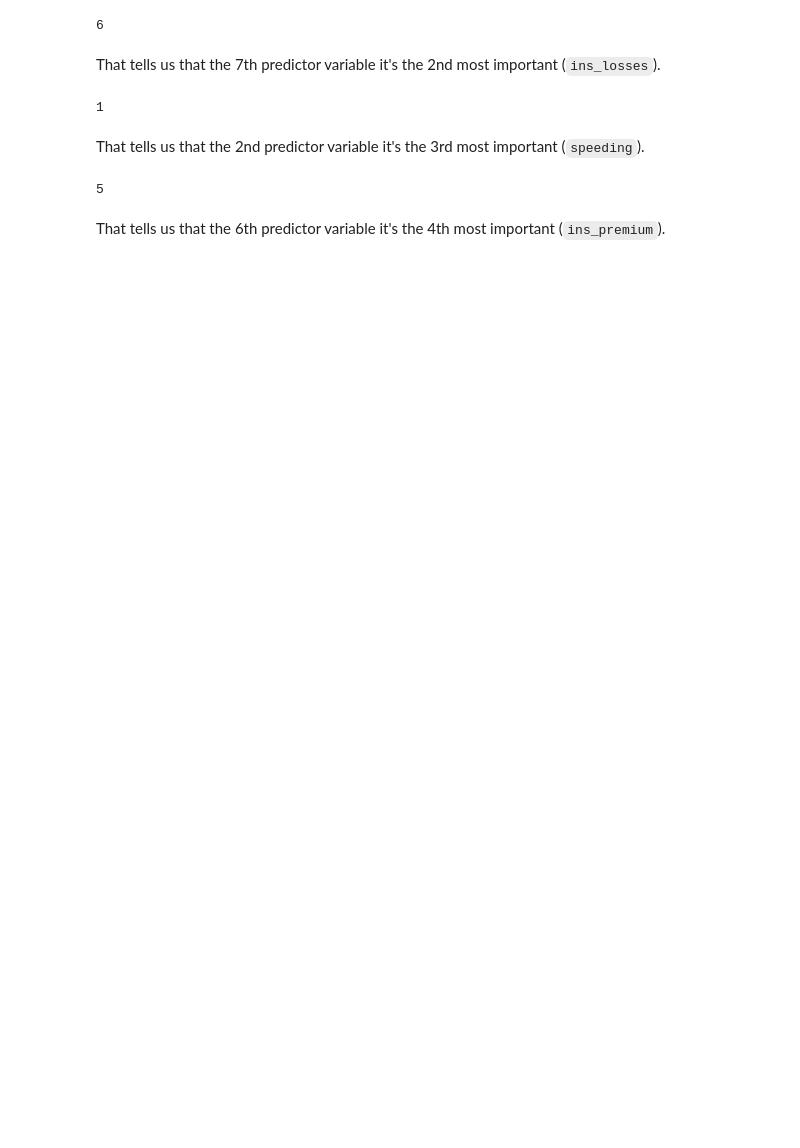
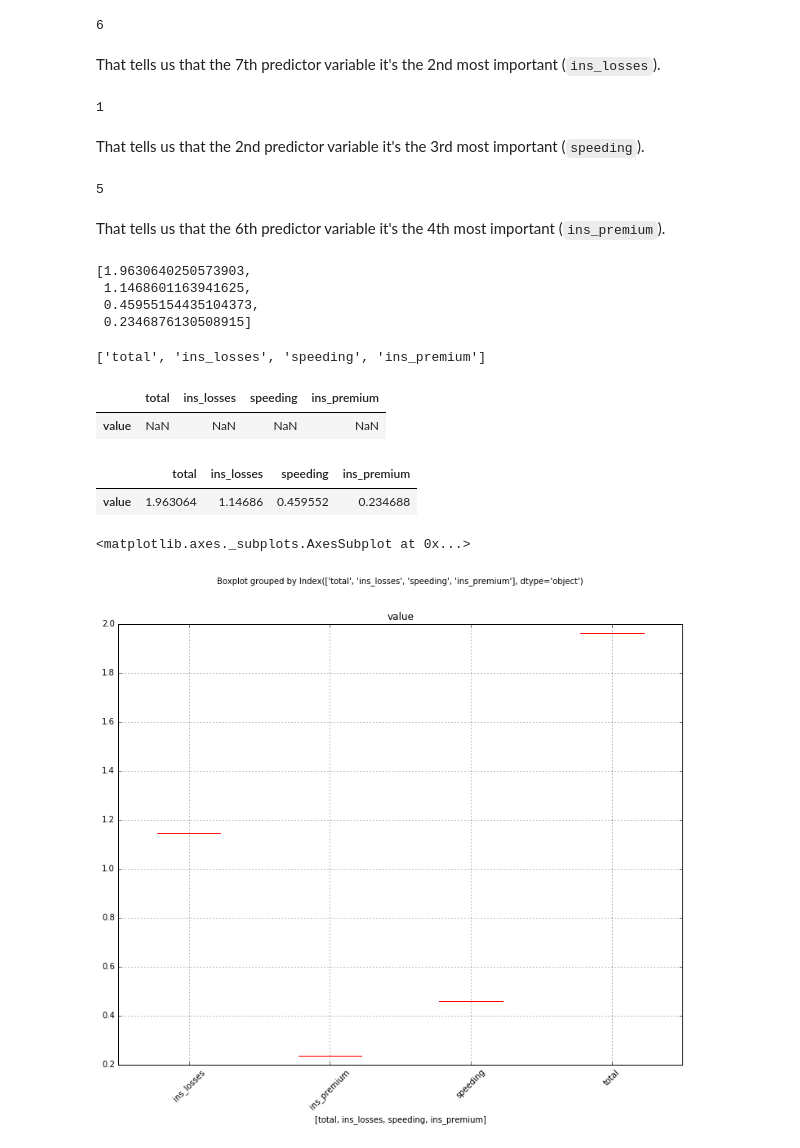
Before and after one commit to carlespoles/DSCI6001-student, a Jupyter notebook: week7/7.4/DSCI6001-7.4.Lab-PCA-CarlesPolesMielgo.ipynb, the cells around one changed output. Saved outputs shown, nothing was run; the diff lists cells and outputs as text; code cells hidden in the pictures; blank space fills up the shorter version.

```diff
--- a/week7/7.4/DSCI6001-7.4.Lab-PCA-CarlesPolesMielgo.ipynb
+++ b/week7/7.4/DSCI6001-7.4.Lab-PCA-CarlesPolesMielgo.ipynb
@@ -696,3 +702,38 @@ list_of_states = driver.abbrev.tolist()
+# %%
+values_to_plot = [eig_pairs[0][0]*abs(matrix_w.T[0][np.argmax(abs(matrix_w.T[0]))]),eig_pairs[1][0]*abs(matrix_w.T[1][np.argmax(abs(matrix_w.T[1]))]),eig_pairs[2][0]*abs(matrix_w.T[2][np.argmax(abs(matrix_w.T[2]))]),eig_pairs[3][0]*abs(matrix_w.T[3][np.argmax(abs(matrix_w.T[3]))])]
+# %%
+values_to_plot
+# %% [output]
+[1.9630640250573903,
+ 1.1468601163941625,
+ 0.45955154435104373,
+ 0.2346876130508915]
+# %%
+labels_to_plot = [driver.columns[0],driver.columns[6],driver.columns[1],driver.columns[5]]
+# %%
+labels_to_plot
+# %% [output]
+['total', 'ins_losses', 'speeding', 'ins_premium']
+# %%
+driver_df = pd.DataFrame(columns=labels_to_plot,index=['value'])
+driver_df
+# %% [output]
+|  | total | ins_losses | speeding | ins_premium |
+| value | NaN | NaN | NaN | NaN |
+# %%
+driver_df.total = values_to_plot[0]
+driver_df.ins_losses = values_to_plot[1]
+driver_df.speeding = values_to_plot[2]
+driver_df.ins_premium = values_to_plot[3]
+driver_df
+# %% [output]
+|  | total | ins_losses | speeding | ins_premium |
+| value | 1.963064 | 1.14686 | 0.459552 | 0.234688 |
+# %%
+driver_df.T.boxplot(column='value',by=driver_df.columns, rot=45,figsize=(12,10))
+# %% [output]
+<matplotlib.axes._subplots.AxesSubplot at 0x...>
+[figure, added]
 # %%
 # THIS IS FOR PC1 and PC2.
 traces = []
```
Also changed, not shown: parts of 3 cells of this notebook.
